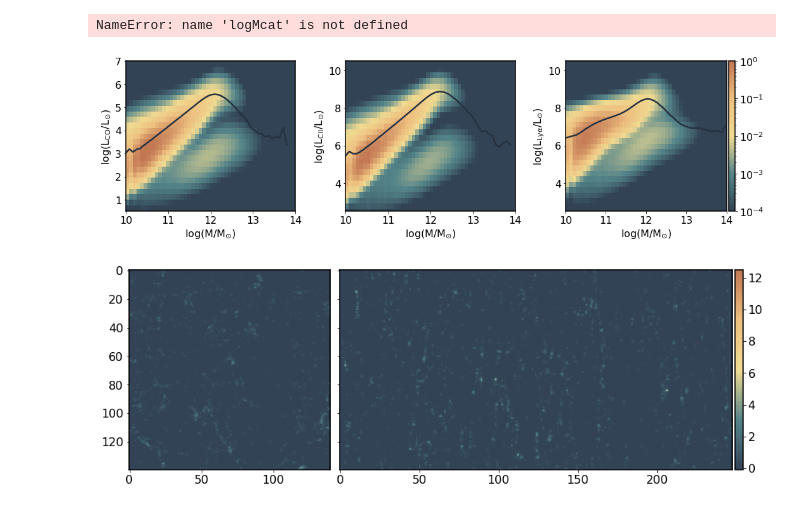
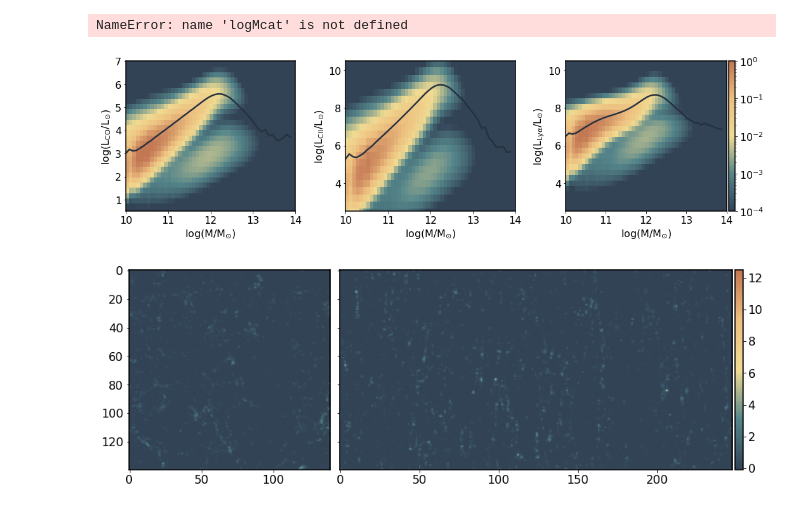
Before and after one commit to kokron/skyLine, a Jupyter notebook: notebooks/LIM LC Showcase.ipynb, the cells around one changed output. Drawn from its saved outputs; the diff is of its cells as text; code cells hidden in the pictures.

```diff
--- a/notebooks/LIM LC Showcase.ipynb
+++ b/notebooks/LIM LC Showcase.ipynb
@@ -154,6 +155,8 @@ CO_map=np.asarray(LC_CO.obs_3d_map)
 np.save('../../map_noiseless_CO', CO_map)
 # %%
 LC_CII=make_measurements(LC_params('CII'))
+# %%
+LC_CII.update()
 # %%
 CII_map=np.asarray(LC_CII.obs_3d_map)
 # %% [output]
@@ -205,15 +208,15 @@ np.save('../../map_noiseless_Lya', Lya_map)
 # %%
 logMcat_CO, LCO=np.load('../../LM_COMAP.npy')
 # %%
-#inds_RA = (LC_CO.halo_catalog['RA'] > LC_CO.RAObs_min.value)&(LC_CO.halo_catalog['RA'] < LC_CO.RAObs_max.value)
-#inds_DEC = (LC_CO.halo_catalog['DEC'] > LC_CO.DECObs_min.value)&(LC_CO.halo_catalog['DEC'] < LC_CO.DECObs_max.value)
-#inds_sky = inds_RA&inds_DEC
+inds_RA = (LC_CO.halo_catalog['RA'] > LC_CO.RAObs_min.value)&(LC_CO.halo_catalog['RA'] < LC_CO.RAObs_max.value)
+inds_DEC = (LC_CO.halo_catalog['DEC'] > LC_CO.DECObs_min.value)&(LC_CO.halo_catalog['DEC'] < LC_CO.DECObs_max.value)
+inds_sky = inds_RA&inds_DEC
 
-#inds = (LC_CO.nuObs_line_halo['CO'] >= LC_CO.nuObs_min)&(LC_CO.nuObs_line_halo['CO'] <= LC_CO.nuObs_max)&inds_sky
-#M_in_survey = LC_CO.halo_catalog['M_HALO'][inds]*LC_CO.Msunh.to(LC_CO.Msunh).value
+inds = (LC_CO.nuObs_line_halo['CO'] >= LC_CO.nuObs_min)&(LC_CO.nuObs_line_halo['CO'] <= LC_CO.nuObs_max)&inds_sky
+M_in_survey = LC_CO.halo_catalog['M_HALO'][inds]*LC_CO.Msunh.to(LC_CO.Msunh).value
 
-#logMcat=np.log10(M_in_survey)
-#LCO = LC_CO.halos_in_survey['CO']['Lhalo'].value
+logMcat_CO=np.log10(M_in_survey)
+LCO = LC_CO.halos_in_survey['CO']['Lhalo'].value
 logM=np.linspace(np.min(logMcat_CO), np.max(logMcat_CO), 50)
 
 meanLCO=[]
@@ -228,17 +231,17 @@ np.save('../../LM_COMAP', [logMcat[LCO>0], LCO[LCO>0]])
 # %% [output]
 NameError: name 'logMcat' is not defined
 # %%
-logMcat_CII, LCII=np.load('../../LM_EXCLAIM.npy')
+#logMcat_CII, LCII=np.load('../../LM_EXCLAIM.npy')
 
-#inds_RA = (LC_CII.halo_catalog['RA'] > LC_CII.RAObs_min.value)&(LC_CII.halo_catalog['RA'] < LC_CII.RAObs_max.value)
-#inds_DEC = (LC_CII.halo_catalog['DEC'] > LC_CII.DECObs_min.value)&(LC_CII.halo_catalog['DEC'] < LC_CII.DECObs_max.value)
-#inds_sky = inds_RA&inds_DEC
+inds_RA = (LC_CII.halo_catalog['RA'] > LC_CII.RAObs_min.value)&(LC_CII.halo_catalog['RA'] < LC_CII.RAObs_max.value)
+inds_DEC = (LC_CII.halo_catalog['DEC'] > LC_CII.DECObs_min.value)&(LC_CII.halo_catalog['DEC'] < LC_CII.DECObs_max.value)
+inds_sky = inds_RA&inds_DEC
 
-#inds = (LC_CII.nuObs_line_halo['CII'] >= LC_CII.nuObs_min)&(LC_CII.nuObs_line_halo['CII'] <= LC_CII.nuObs_max)&inds_sky
-#M_in_survey = LC_CII.halo_catalog['M_HALO'][inds]*LC_CII.Msunh.to(LC_CII.Msunh).value
+inds = (LC_CII.nuObs_line_halo['CII'] >= LC_CII.nuObs_min)&(LC_CII.nuObs_line_halo['CII'] <= LC_CII.nuObs_max)&inds_sky
+M_in_survey = LC_CII.halo_catalog['M_HALO'][inds]*LC_CII.Msunh.to(LC_CII.Msunh).value
 
-#logMcat_CII=np.log10(M_in_survey)
-#LCII = LC_CII.halos_in_survey['CII']['Lhalo'].value
+logMcat_CII=np.log10(M_in_survey)
+LCII = LC_CII.halos_in_survey['CII']['Lhalo'].value
 
 logM=np.linspace(np.min(logMcat_CII), np.max(logMcat_CII), 50)
 
@@ -254,9 +257,9 @@ np.save('../../LM_EXCLAIM', [logMcat[LCII>0], LCII[LCII>0]])
 # %%
 #logMcat_Lya, LLya=np.load('../../LM_HETDEX.npy')
 
-#inds_RA = (LC_Lya.halo_catalog['RA'] > LC_Lya.RAObs_min.value)&(LC_Lya.halo_catalog['RA'] < LC_Lya.RAObs_max.value)
-#inds_DEC = (LC_Lya.halo_catalog['DEC'] > LC_Lya.DECObs_min.value)&(LC_Lya.halo_catalog['DEC'] < LC_Lya.DECObs_max.value)
-#inds_sky = inds_RA&inds_DEC
+inds_RA = (LC_Lya.halo_catalog['RA'] > LC_Lya.RAObs_min.value)&(LC_Lya.halo_catalog['RA'] < LC_Lya.RAObs_max.value)
+inds_DEC = (LC_Lya.halo_catalog['DEC'] > LC_Lya.DECObs_min.value)&(LC_Lya.halo_catalog['DEC'] < LC_Lya.DECObs_max.value)
+inds_sky = inds_RA&inds_DEC
 
 inds = (LC_Lya.nuObs_line_halo['Lyalpha'] >= LC_Lya.nuObs_min)&(LC_Lya.nuObs_line_halo['Lyalpha'] <= LC_Lya.nuObs_max)&inds_sky
 M_in_survey = LC_Lya.halo_catalog['M_HALO'][inds]*LC_Lya.Msunh.to(LC_Lya.Msunh).value
@@ -286,7 +289,7 @@ cmap = matplotlib.colors.LinearSegmentedColormap.from_list("", [grey,turquoise,y
 # %%
 fig, ax = plt.subplots(nrows=1, ncols=3, figsize=(15,4.5))
 
-ax[0].hist2d(logMcat_CO, np.log10(LCO), bins=[50, 50], norm=mpl.colors.LogNorm(),
+ax[0].hist2d(logMcat_CO[LCO>0], np.log10(LCO[LCO>0]), bins=[50, 50], norm=mpl.colors.LogNorm(),
                   cmap=cmap, density=True, vmin=1e-4, vmax=1)
 ax[0].plot(logM[:-1], np.log10(meanLCO), color='#263240')
 ax[0].set_facecolor(grey)
@@ -296,35 +299,35 @@ ax[0].set_xlabel(r'$\log$(M/M$_{\odot}$)')
 ax[0].set_ylabel(r'$\log$(L$_{\rm CO}$/L$_{\odot}$)')
 #ax0 = ax[0].twinx()
 #ax0.plot(logM[:-1], meanLCO*(u.Lsun.to(u.erg/u.s)), alpha=0)
 
-ax[1].hist2d(logMcat_CII, np.log10(LCII), bins=[50, 50], norm=mpl.colors.LogNorm(),
+ax[1].hist2d(logMcat_CII[LCII>0], np.log10(LCII[LCII>0]), bins=[50, 50], norm=mpl.colors.LogNorm(),
              cmap=cmap, density=True, vmin=1e-4, vmax=1)
 ax[1].plot(logM[:-1], np.log10(meanLCII), color='#263240')
 ax[1].set_facecolor(grey)
 ax[1].set_ylim(2.5, 10.5)
 ax[1].set_xlim(10, 14)
 ax[1].set_xlabel(r'$\log$(M/M$_{\odot}$)')
 ax[1].set_ylabel(r'$\log$(L$_{\rm CII}$/L$_{\odot}$)')
 
 
 im=ax[2].hist2d(logMcat_Lya[LLya>0], np.log10(LLya[LLya>0]), bins=[50, 50], norm=mpl.colors.LogNorm(),
              cmap=cmap, density=True, vmin=1e-4, vmax=1)
 ax[2].plot(logM[:-1], np.log10(meanLLya), color='#263240')
 ax[2].set_facecolor(grey)
 ax[2].set_ylim(2.5, 10.5)
 ax[2].set_xlim(10, 14)
 
 divider = make_axes_locatable(ax[2])
 cax = divider.append_axes('right', size='4%', pad=0.05)
 fig.colorbar(im[3], cax=cax, orientation='vertical')
 ax[2].set_xlabel(r'$\log$(M/M$_{\odot}$)')
 ax[2].set_ylabel(r'$\log$(L$_{\rm Ly\alpha}$/L$_{\odot}$)')
 
 plt.tight_layout()
 
 plt.savefig('/home-2/gsatopo1@jhu.edu/code/LIM Lightcones/LM_2dhist.png', dpi=300)
 # %% [output]
-[figure, old version]
+[figure, new version]
 # %%
 nu_CO=115.271*u.GHz
 zmin_CO = 2.4
```
Also changed, not shown: parts of 32 cells of this notebook.
